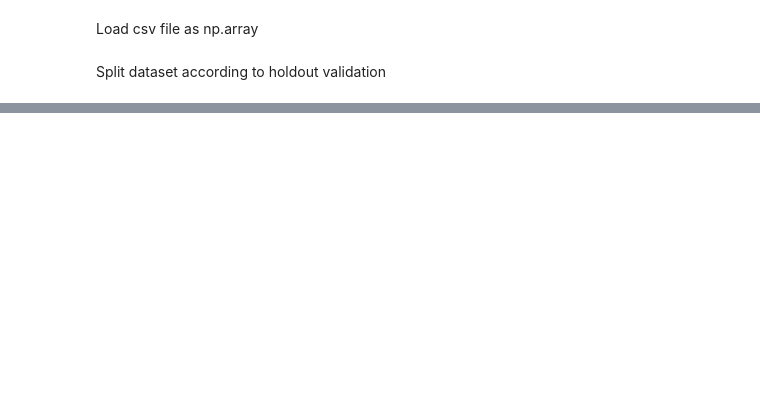
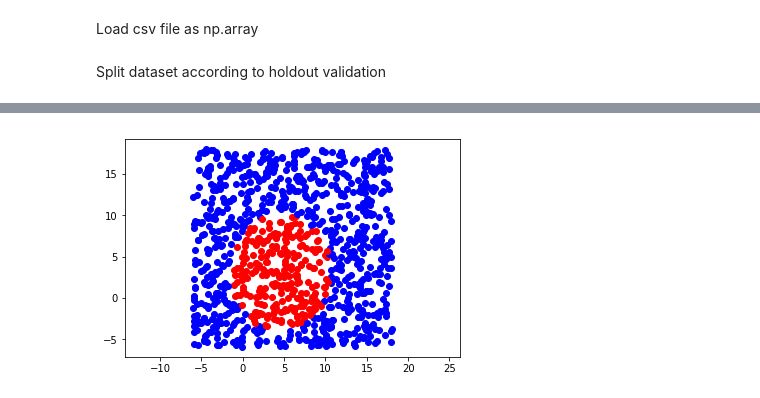
Before and after one commit to antonstenaxel/Machine_Learning_Algorithms, a Jupyter notebook: Bayesian/Naive_Bayes/Naive_Bayes.ipynb, the cells around one changed output, grey strips where cells are left out. Cells and saved outputs as stored; diff of their text form; code cells hidden in the pictures; blank space fills up the shorter version.

```diff
--- a/Bayesian/Naive_Bayes/Naive_Bayes.ipynb
+++ b/Bayesian/Naive_Bayes/Naive_Bayes.ipynb
@@ -66,0 +246,15 @@ train_set,test_set = test_train_split(data,0.95)
+# %%
+for i in range(1000):
+    x=-6+ 24*np.random.rand()
+    y=-6 + 24*np.random.rand()
+
+    c = classifier.predict([x,y])
+    if(c == 0):
+        plt.plot(x,y,'ro')
+    else:
+        plt.plot(x,y,'bo')
+
+plt.axis('equal')
+plt.show()
+# %% [output]
+[figure, added]
```
Also changed, not shown: parts of 56 cells of this notebook, 1 other file.
